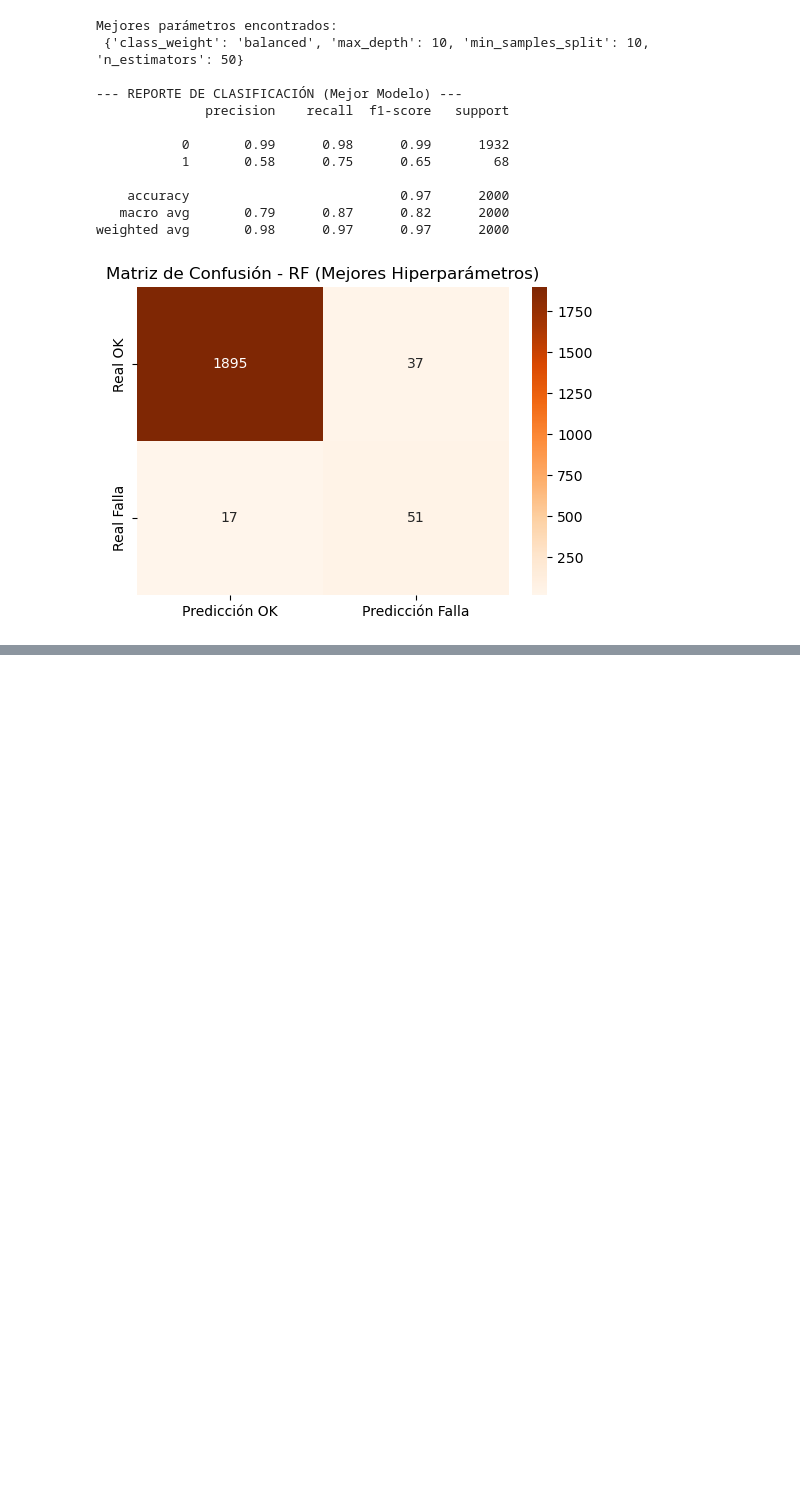
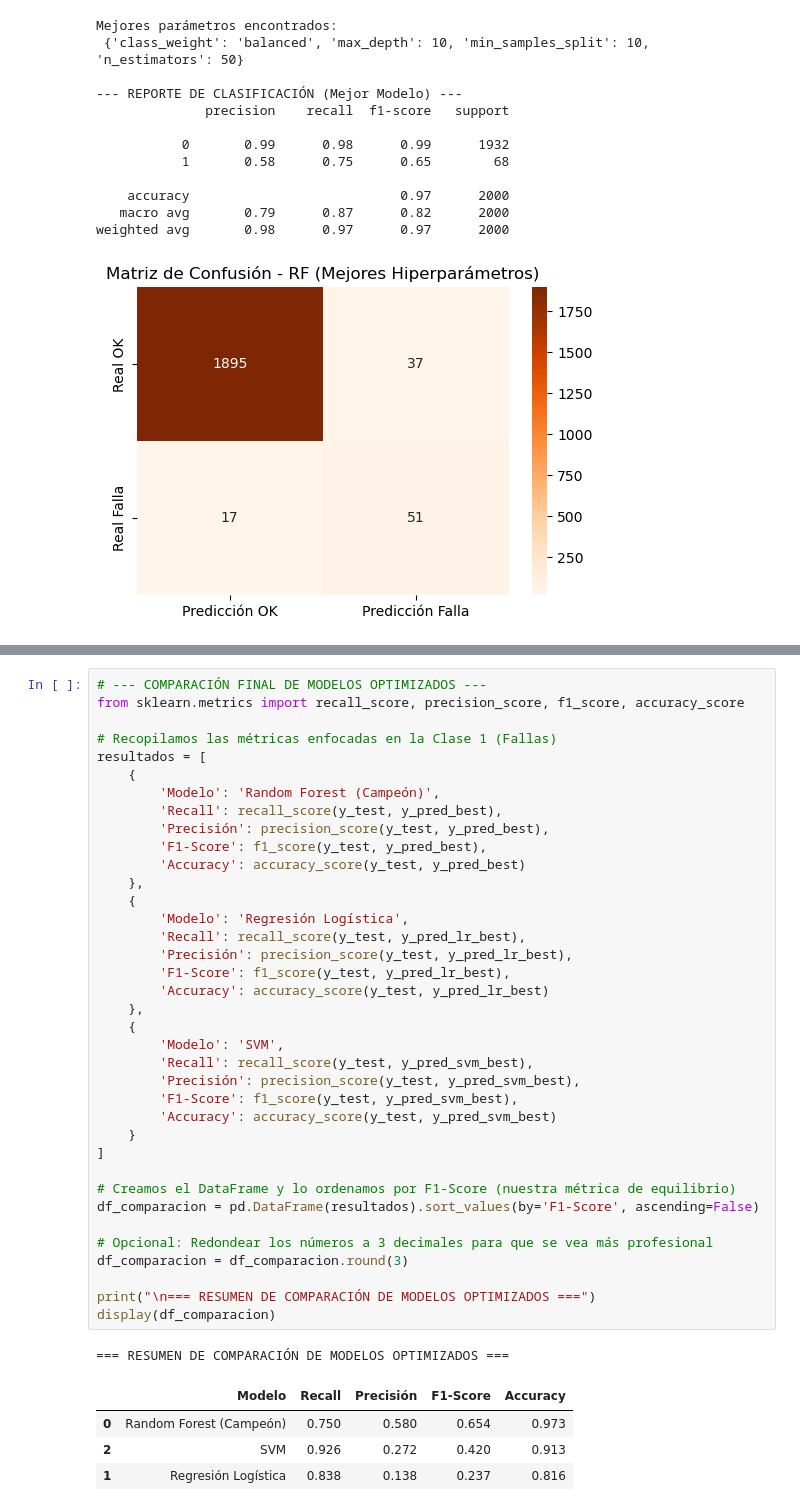
Before and after one commit to FMarin2401/ProyectoFresadoras, a Jupyter notebook: ProyectoFresadoras.ipynb, the cells around one changed output, grey strips where cells are left out. Cells and saved outputs as stored; diff of their text form; blank space fills up the shorter version.

```diff
--- a/ProyectoFresadoras.ipynb
+++ b/ProyectoFresadoras.ipynb
@@ -370 +421,44 @@ weighted avg       0.97      0.91      0.93      2000
+# %%
+# --- COMPARACIÓN FINAL DE MODELOS OPTIMIZADOS ---
+from sklearn.metrics import recall_score, precision_score, f1_score, accuracy_score
+
+# Recopilamos las métricas enfocadas en la Clase 1 (Fallas)
+resultados = [
+    {
+        'Modelo': 'Random Forest (Campeón)',
+        'Recall': recall_score(y_test, y_pred_best),
+        'Precisión': precision_score(y_test, y_pred_best),
+        'F1-Score': f1_score(y_test, y_pred_best),
+        'Accuracy': accuracy_score(y_test, y_pred_best)
+    },
+    {
+        'Modelo': 'Regresión Logística',
+        'Recall': recall_score(y_test, y_pred_lr_best),
+        'Precisión': precision_score(y_test, y_pred_lr_best),
+        'F1-Score': f1_score(y_test, y_pred_lr_best),
+        'Accuracy': accuracy_score(y_test, y_pred_lr_best)
+    },
+    {
+        'Modelo': 'SVM',
+        'Recall': recall_score(y_test, y_pred_svm_best),
+        'Precisión': precision_score(y_test, y_pred_svm_best),
+        'F1-Score': f1_score(y_test, y_pred_svm_best),
+        'Accuracy': accuracy_score(y_test, y_pred_svm_best)
+    }
+]
+
+# Creamos el DataFrame y lo ordenamos por F1-Score (nuestra métrica de equilibrio)
+df_comparacion = pd.DataFrame(resultados).sort_values(by='F1-Score', ascending=False)
+
+# Opcional: Redondear los números a 3 decimales para que se vea más profesional
+df_comparacion = df_comparacion.round(3)
+
+print("\n=== RESUMEN DE COMPARACIÓN DE MODELOS OPTIMIZADOS ===")
+display(df_comparacion)
+# %% [output]
+=== RESUMEN DE COMPARACIÓN DE MODELOS OPTIMIZADOS ===
+|  | Modelo | Recall | Precisión | F1-Score | Accuracy |
+| 0 | Random Forest (Campeón) | 0.750 | 0.580 | 0.654 | 0.973 |
+| 2 | SVM | 0.926 | 0.272 | 0.420 | 0.913 |
+| 1 | Regresión Logística | 0.838 | 0.138 | 0.237 | 0.816 |
 # %% [markdown]
```
Also changed, not shown: parts of 10 cells of this notebook, 1 other file.
